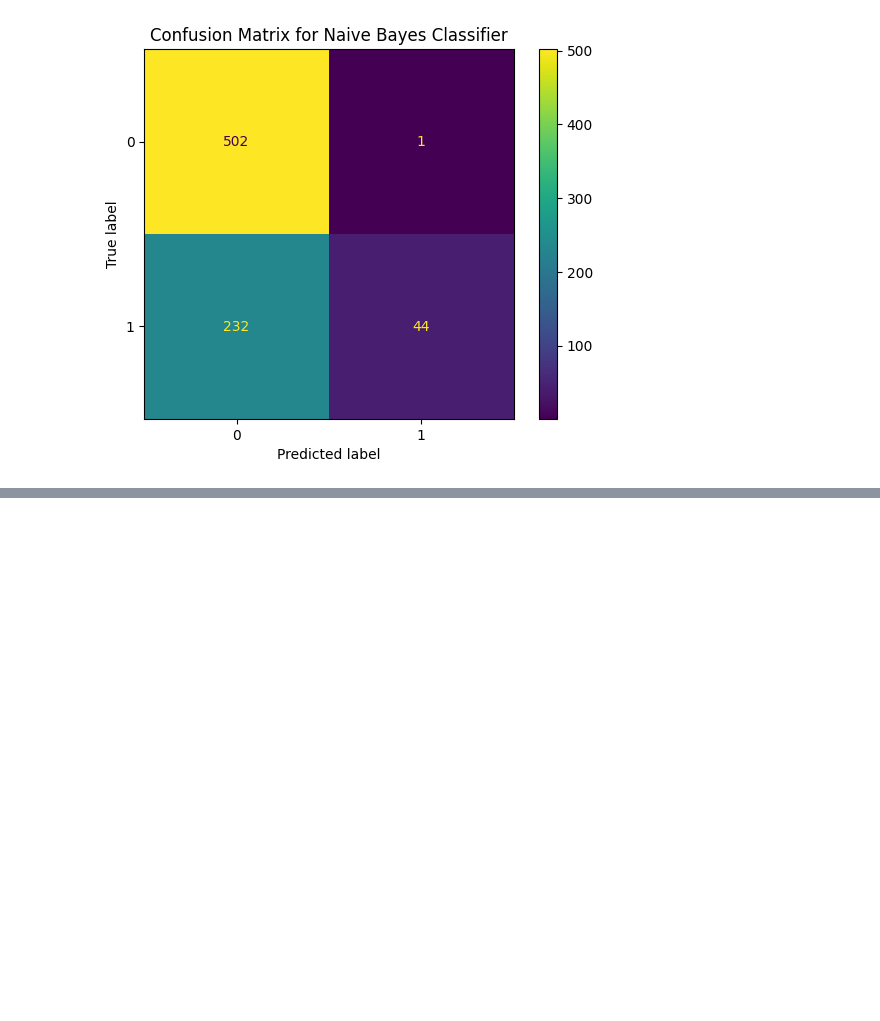
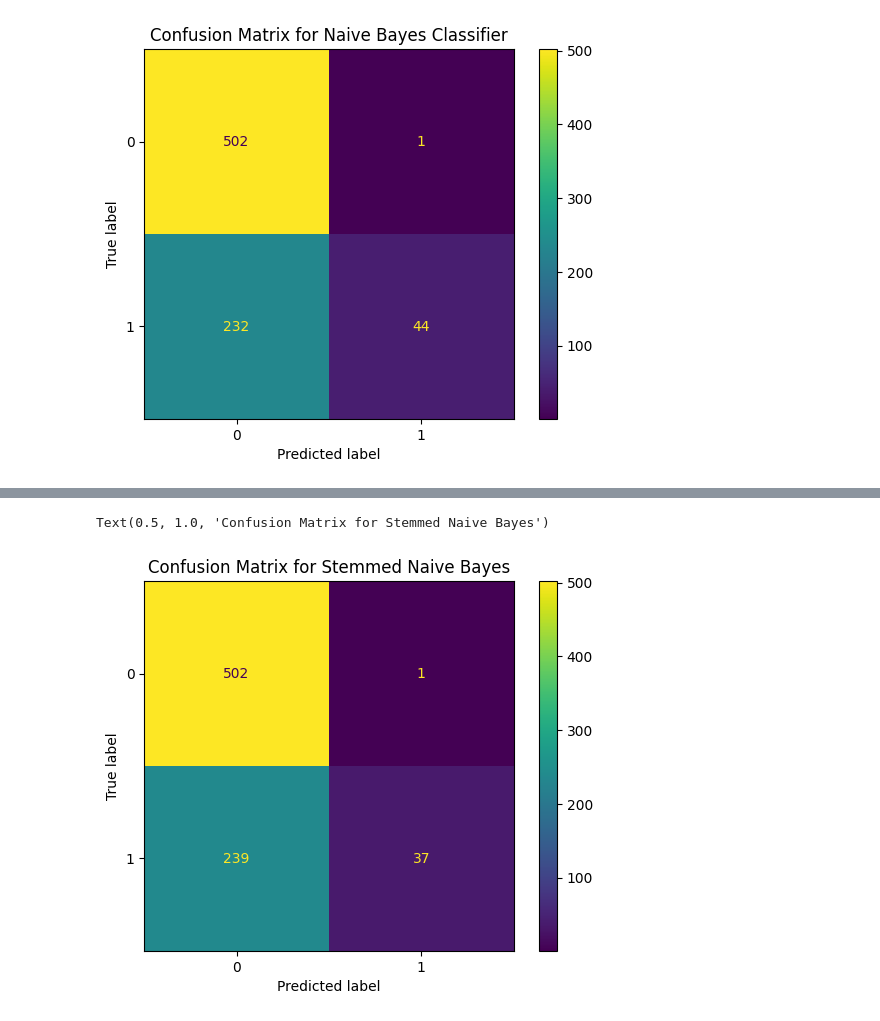
Before and after one commit to ryslipe/british_airlines, a Jupyter notebook: notebooks/05_naive_bayes.ipynb, the cells around one changed output, grey strips where cells are left out. Drawn from its saved outputs; the diff is of its cells as text; code cells hidden in the pictures; blank space fills up the shorter version.

Commit message:
naive bayes seperate

```diff
--- a/notebooks/05_naive_bayes.ipynb
+++ b/notebooks/05_naive_bayes.ipynb
@@ -59,0 +62,6 @@ plt.show()
+# %%
+# stem the data
+df_stem = df.copy()
+# %%
+df_stem['stemmed'] = stem_reviews(df_stem['cleaned'])
+df_stem.head()
@@ -59,0 +75,13 @@ plt.show()
+# %%
+# split and vectorize
+X_train_stem, X_test_stem, y_train, y_test, tfidf_stem_vec = split_and_vect(df_stem, 'stemmed', 'recommended')
+# %%
+# fit stemmed to naive bayes
+# instantiate
+nb_stem = MultinomialNB()
+
+# fit to the data
+nb_stem.fit(X_train_stem, y_train)
+
+# make predictions
+y_pred_stem = nb_stem.predict(X_test_stem)
@@ -59,0 +100,7 @@ plt.show()
+# %%
+# confusion display
+ConfusionMatrixDisplay.from_estimator(nb_stem, X_test_stem, y_test)
+plt.title('Confusion Matrix for Stemmed Naive Bayes')
+# %% [output]
+Text(0.5, 1.0, 'Confusion Matrix for Stemmed Naive Bayes')
+[figure, added]
```
Also changed, not shown: parts of 9 cells of this notebook, 2 other files.
